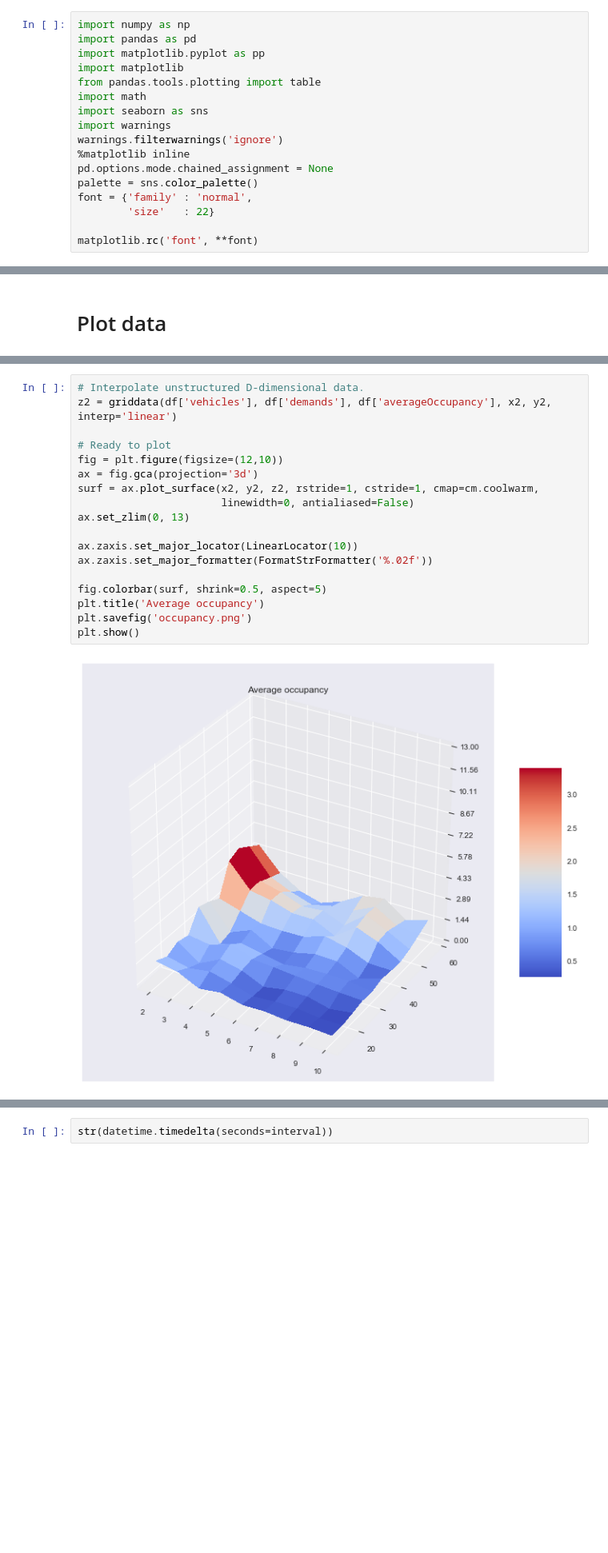
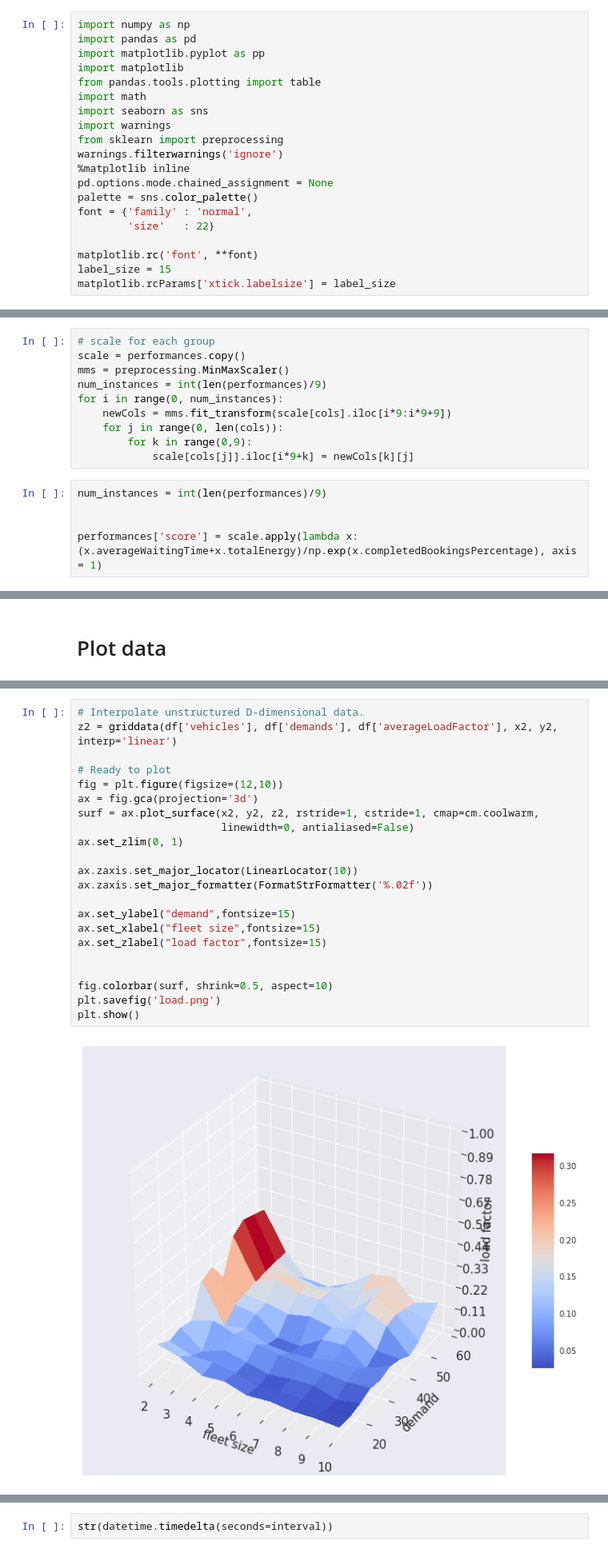
Before and after one commit to paeby/masterThesis, a Jupyter notebook: Analysis/optimal number of vehicles/Demand vs number of vehicles analysis.ipynb, the cells around one changed output, grey strips where cells are left out. Shown at 80% size. Drawn from its saved outputs; the diff is of its cells as text; blank space fills up the shorter version.

```diff
--- a/Analysis/optimal number of vehicles/Demand vs number of vehicles analysis.ipynb
+++ b/Analysis/optimal number of vehicles/Demand vs number of vehicles analysis.ipynb
@@ -9,6 +9,7 @@ from pandas.tools.plotting import table
 import math
 import seaborn as sns
 import warnings
+from sklearn import preprocessing
 warnings.filterwarnings('ignore')
 %matplotlib inline
 pd.options.mode.chained_assignment = None
@@ -17,6 +18,8 @@ font = {'family' : 'normal',
         'size'   : 22}
 
 matplotlib.rc('font', **font)
+label_size = 15
+matplotlib.rcParams['xtick.labelsize'] = label_size
 # %%
 stability = pd.read_csv('stability.csv')
 # %%
@@ -175,3 +167,18 @@ def clean_col(col):
 performances['averageWaitingTime'] = clean_col('averageWaitingTime')
 # %%
 performances['totalEnergy'] = clean_col('totalEnergy')
+# %%
+# scale for each group
+scale = performances.copy()
+mms = preprocessing.MinMaxScaler()
+num_instances = int(len(performances)/9)
+for i in range(0, num_instances):
+    newCols = mms.fit_transform(scale[cols].iloc[i*9:i*9+9])
+    for j in range(0, len(cols)):
+        for k in range(0,9):
+            scale[cols[j]].iloc[i*9+k] = newCols[k][j]
+# %%
+num_instances = int(len(performances)/9)
+
+
+performances['score'] = scale.apply(lambda x: (x.averageWaitingTime+x.totalEnergy)/np.exp(x.completedBookingsPercentage), axis = 1)
@@ -663,23 +815,27 @@ plt.show()
 # %%
 # Interpolate unstructured D-dimensional data.
-z2 = griddata(df['vehicles'], df['demands'], df['averageOccupancy'], x2, y2, interp='linear')
+z2 = griddata(df['vehicles'], df['demands'], df['averageLoadFactor'], x2, y2, interp='linear')
 
 # Ready to plot
 fig = plt.figure(figsize=(12,10))
 ax = fig.gca(projection='3d')
 surf = ax.plot_surface(x2, y2, z2, rstride=1, cstride=1, cmap=cm.coolwarm,
                        linewidth=0, antialiased=False)
-ax.set_zlim(0, 13)
+ax.set_zlim(0, 1)
 
 ax.zaxis.set_major_locator(LinearLocator(10))
 ax.zaxis.set_major_formatter(FormatStrFormatter('%.02f'))
 
-fig.colorbar(surf, shrink=0.5, aspect=5)
-plt.title('Average occupancy')
-plt.savefig('occupancy.png')
+ax.set_ylabel("demand",fontsize=15)
+ax.set_xlabel("fleet size",fontsize=15)
+ax.set_zlabel("load factor",fontsize=15)
+
+
+fig.colorbar(surf, shrink=0.5, aspect=10)
+plt.savefig('load.png')
 plt.show()
 # %% [output]
-[figure, old version]
+[figure, new version]
 # %%
 # Interpolate unstructured D-dimensional data.
 z2 = griddata(df['vehicles'], df['demands'], df['averageWaitingTime'], x2, y2, interp='linear')
```
Also changed, not shown: parts of 39 cells of this notebook, 26 other files.
